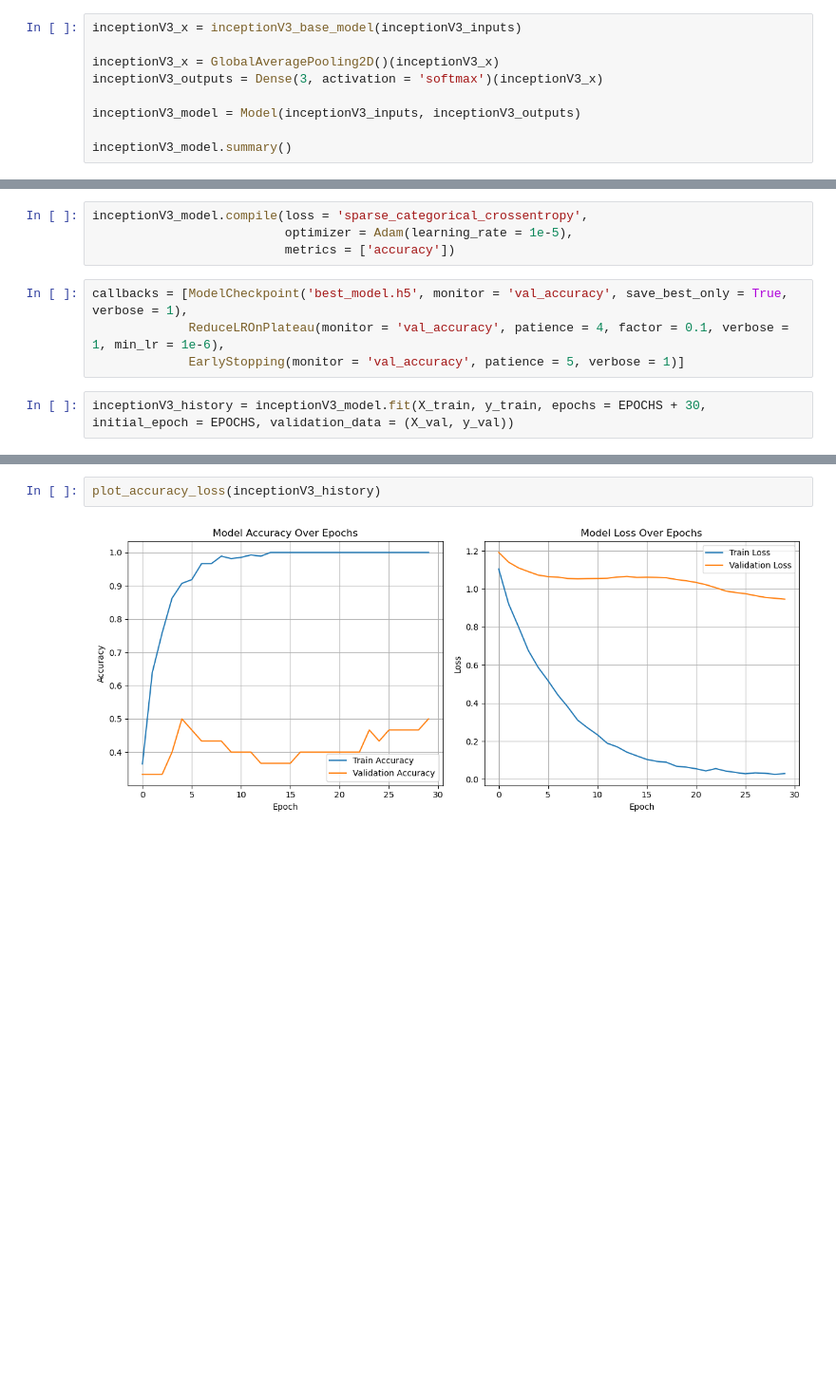
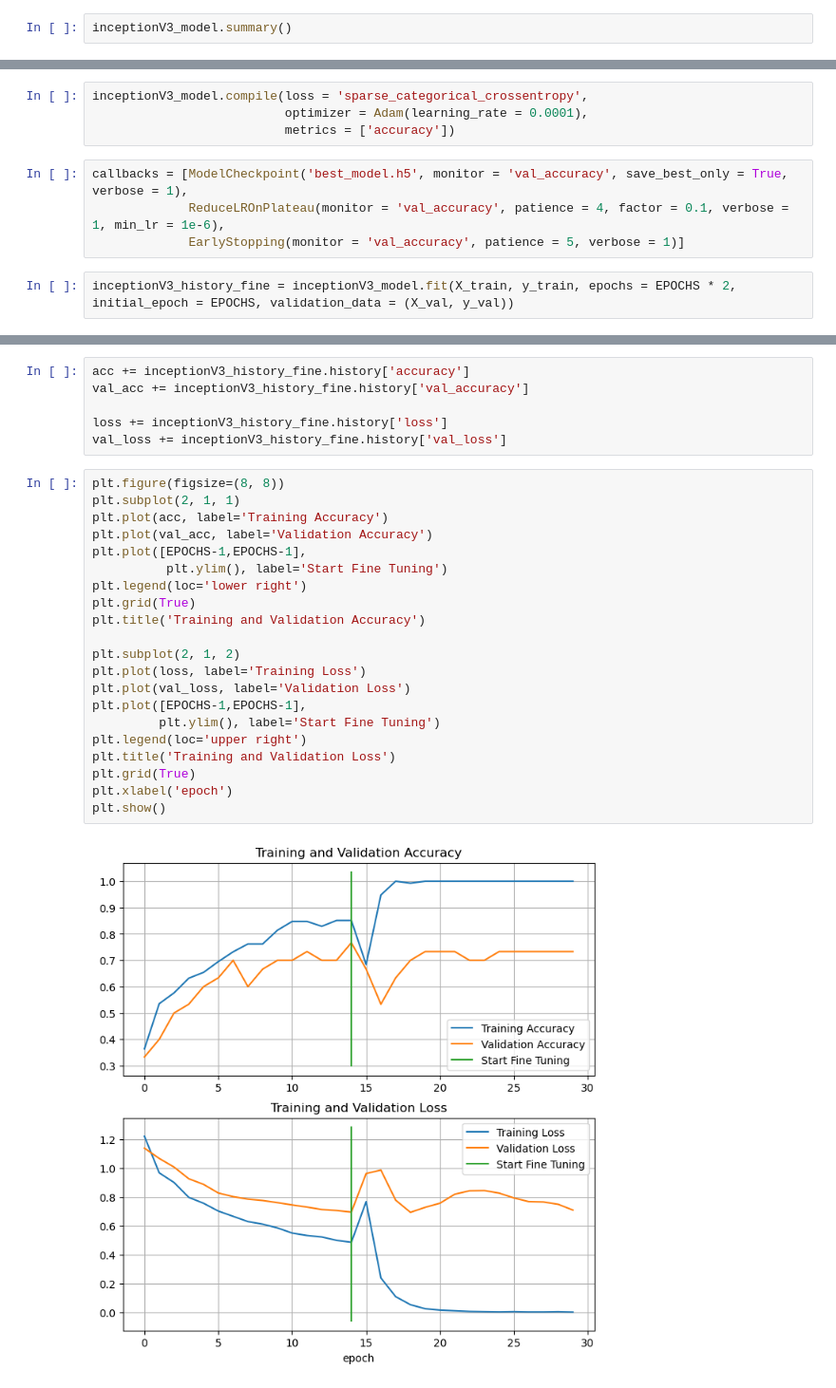
Before and after one commit to Aftab5550/TFG, a Jupyter notebook: TFG.ipynb, the cells around one changed output, grey strips where cells are left out. Shown: that part at 95% size. Drawn from its saved outputs; the diff is of its cells as text; blank space fills up the shorter version.

```diff
--- a/TFG.ipynb
+++ b/TFG.ipynb
@@ -278,11 +271,4 @@ for layer in inceptionV3_base_model.layers[:-100]:
     layer.trainable = False
 # %%
-inceptionV3_x = inceptionV3_base_model(inceptionV3_inputs)
-
-inceptionV3_x = GlobalAveragePooling2D()(inceptionV3_x)
-inceptionV3_outputs = Dense(3, activation = 'softmax')(inceptionV3_x)
-
-inceptionV3_model = Model(inceptionV3_inputs, inceptionV3_outputs)
-
 inceptionV3_model.summary()
 # %% [output]
@@ -306,12 +291,12 @@ Non-trainable params: 8,178,720
 _________________________________________________________________
 # %%
 inceptionV3_model.compile(loss = 'sparse_categorical_crossentropy',
-                          optimizer = Adam(learning_rate = 1e-5),
+                          optimizer = Adam(learning_rate = 0.0001),
                           metrics = ['accuracy'])
 # %%
 callbacks = [ModelCheckpoint('best_model.h5', monitor = 'val_accuracy', save_best_only = True, verbose = 1),
              ReduceLROnPlateau(monitor = 'val_accuracy', patience = 4, factor = 0.1, verbose = 1, min_lr = 1e-6),
              EarlyStopping(monitor = 'val_accuracy', patience = 5, verbose = 1)]
 # %%
-inceptionV3_history = inceptionV3_model.fit(X_train, y_train, epochs = EPOCHS + 30, initial_epoch = EPOCHS, validation_data = (X_val, y_val))
+inceptionV3_history_fine = inceptionV3_model.fit(X_train, y_train, epochs = EPOCHS * 2, initial_epoch = EPOCHS, validation_data = (X_val, y_val))
 # %% [output]
@@ -335,4 +320,29 @@ Epoch 60/60
+# %%
+acc += inceptionV3_history_fine.history['accuracy']
+val_acc += inceptionV3_history_fine.history['val_accuracy']
+
+loss += inceptionV3_history_fine.history['loss']
+val_loss += inceptionV3_history_fine.history['val_loss']
 # %%
-plot_accuracy_loss(inceptionV3_history)
+plt.figure(figsize=(8, 8))
+plt.subplot(2, 1, 1)
+plt.plot(acc, label='Training Accuracy')
+plt.plot(val_acc, label='Validation Accuracy')
+plt.plot([EPOCHS-1,EPOCHS-1],
+          plt.ylim(), label='Start Fine Tuning')
+plt.legend(loc='lower right')
+plt.grid(True)
+plt.title('Training and Validation Accuracy')
+
+plt.subplot(2, 1, 2)
+plt.plot(loss, label='Training Loss')
+plt.plot(val_loss, label='Validation Loss')
+plt.plot([EPOCHS-1,EPOCHS-1],
+         plt.ylim(), label='Start Fine Tuning')
+plt.legend(loc='upper right')
+plt.title('Training and Validation Loss')
+plt.grid(True)
+plt.xlabel('epoch')
+plt.show()
 # %% [output]
-[figure, old version]
+[figure, new version]
```
Also changed, not shown: parts of 52 cells of this notebook.
